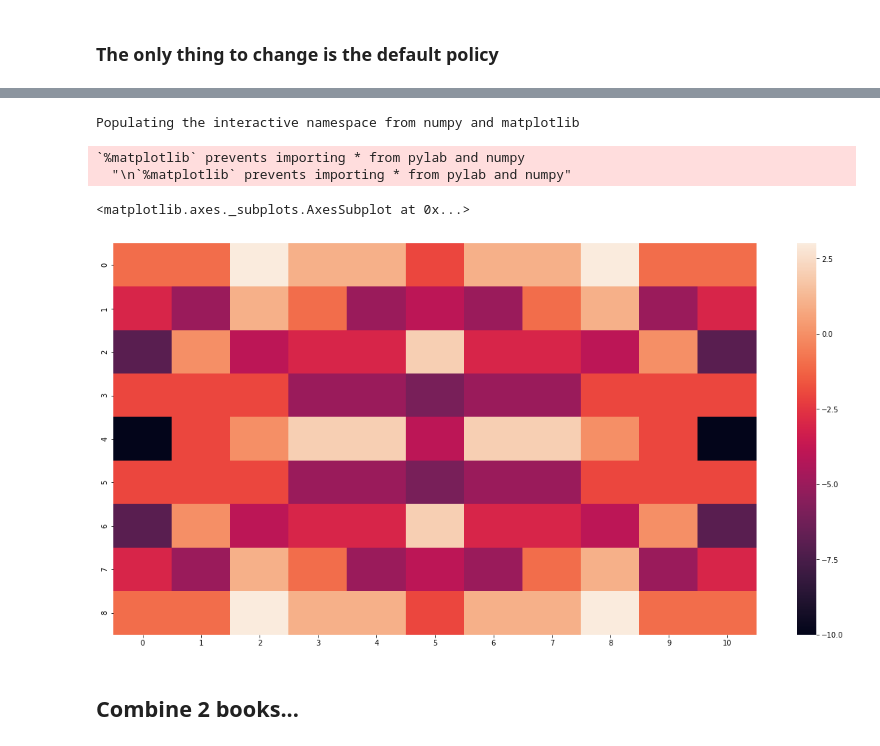
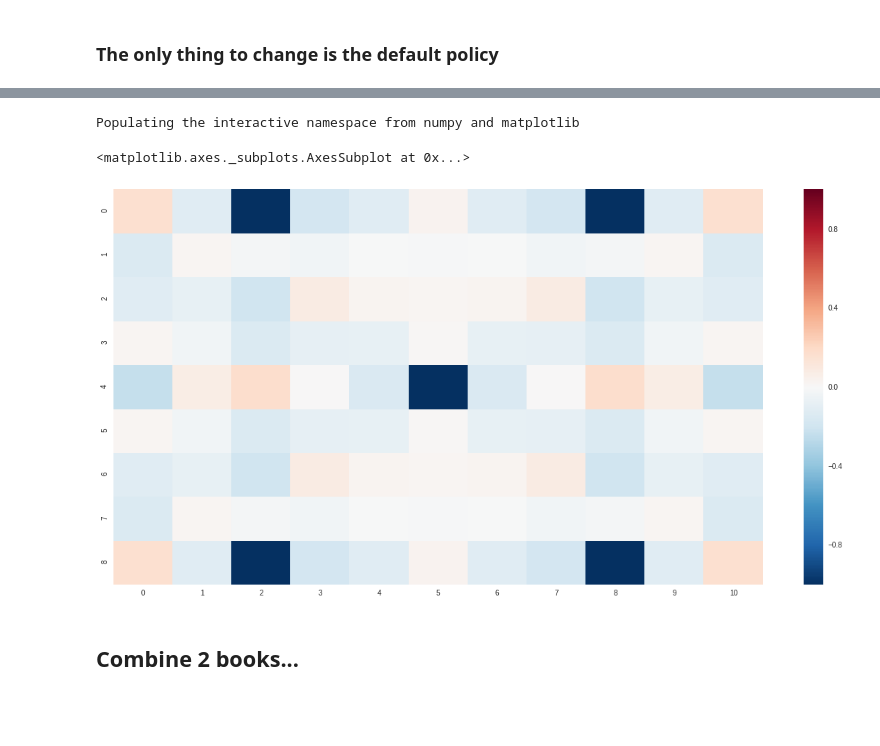
Before and after one commit to mtasende/artificial-intelligence, a Jupyter notebook: Projects/3_Adversarial Search/scratchpad/n08_fill_book_with_mcts.ipynb, the cells around one changed output, grey strips where cells are left out. Cells and saved outputs as stored; diff of their text form; code cells hidden in the pictures; blank space fills up the shorter version.

Commit message:
full book

```diff
--- a/Projects/3_Adversarial Search/scratchpad/n08_fill_book_with_mcts.ipynb
+++ b/Projects/3_Adversarial Search/scratchpad/n08_fill_book_with_mcts.ipynb
@@ -171,7 +189,7 @@ q_book
 # %%
 with open('q_book.pkl', 'wb') as file:
     pickle.dump(q_book, file)
-with open('data.pikle', 'wb') as file:
+with open('../data.pickle', 'wb') as file:
     pickle.dump(q_book, file)
 with open('n_book.pkl', 'wb') as file:
     pickle.dump(n_book, file)
@@ -414,17 +432,17 @@ default_policy(isolation.isolation.Isolation())
  1)
-# %%
-# Initialize book
-depth = 4
-root_s = isolation.isolation.Isolation()
-book = b.get_empty_book(root_s, depth=depth)
-
-# Get root node
-root_n, nodes = get_root_node(root_s)
-root_n['parent'] = None  # Set this one as the new root
-root_n['from_action'] = None  # Just for completeness, not used by now
 # %%
 # Load the last nodes and book, if wanted
 with open('nodes.pkl', 'rb') as file:
     nodes = pickle.load(file)
 with open('tree_book.pkl', 'rb') as file:
     book = pickle.load(file)
+# %%
+# Initialize book
+depth = 4
+root_s = isolation.isolation.Isolation()
+book = b.get_empty_book(root_s, depth=depth)
+
+# Get root node
+root_n, nodes = get_root_node(root_s, nodes)
+root_n['parent'] = None  # Set this one as the new root
+root_n['from_action'] = None  # Just for completeness, not used by now
@@ -485,28 +506,26 @@ KeyboardInterrupt:
 # %%
 # Show the best first moves...
 %pylab inline
 pylab.rcParams['figure.figsize'] = (20.0, 10.0)
 
 import seaborn as sns
 
-first = {item:value[0] for item, value in book.items() if item[0].ply_count==0}
+first = {item:value[0]/value[1] for item, value in book.items() if item[0].ply_count==0 and value[1] != 0}
 pos_value = {key[1]:value for key,value in first.items()}
 filled_vals = dict(zip(range(115),[0]*115))
 filled_vals.update(pos_value)
 W = 11
 x = list(filled_vals.values())
 rows = [x[i*(W+2):(i+1)*(W+2)]
            for i in range(len(x) // (W+2) + (len(x) % (W+2) != 0))]
 for i in range(len(rows)-1):
     rows[i] =rows[i][:-2]
 rows = np.array(rows)
 sns.heatmap(rows)
 # %% [output]
 Populating the interactive namespace from numpy and matplotlib
-`%matplotlib` prevents importing * from pylab and numpy
-  "\n`%matplotlib` prevents importing * from pylab and numpy"
+<matplotlib.axes._subplots.AxesSubplot at 0x...>
-<matplotlib.axes._subplots.AxesSubplot at 0x...>
-[figure, old version]
+[figure, new version]
 # %% [markdown]
 ## Combine 2 books...
 # %%
```
Also changed, not shown: parts of 15 cells of this notebook, 6 other files.
